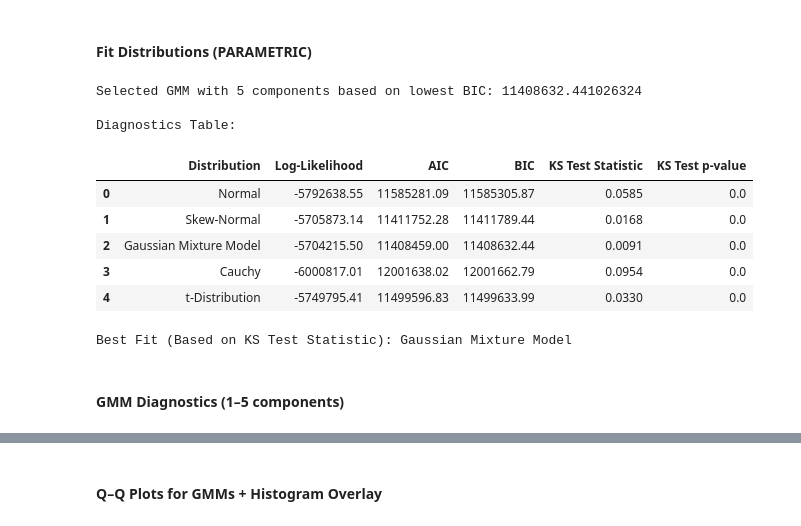
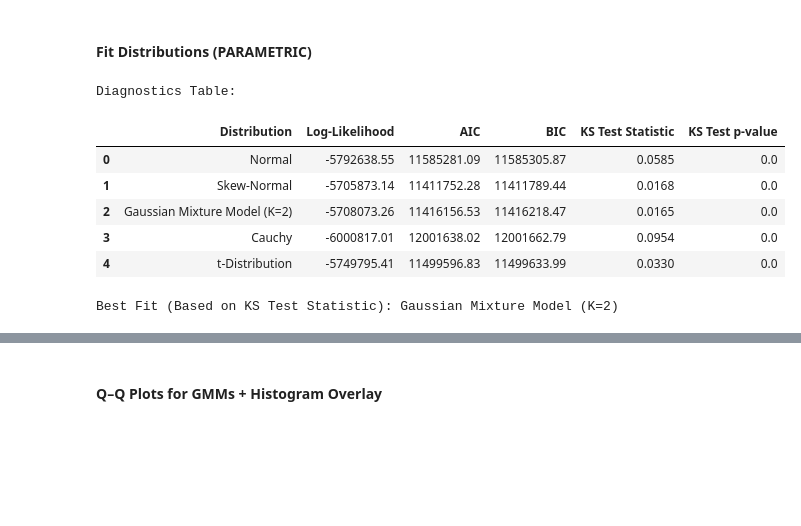
Before and after one commit to nahshonmokua/LoRaWAN-Indoor-PL-parametrics, a Jupyter notebook: 05_SHADOW FADING ANALYSIS.ipynb, the cells around one changed output, grey strips where cells are left out. Saved outputs shown, nothing was run; the diff lists cells and outputs as text; code cells hidden in the pictures; blank space fills up the shorter version.

```diff
--- a/05_SHADOW FADING ANALYSIS.ipynb
+++ b/05_SHADOW FADING ANALYSIS.ipynb
@@ -184,24 +286,7 @@ skew_params = skewnorm.fit(residuals)
 shape_sn, loc_sn, scale_sn = skew_params
 skew_dist = skewnorm(shape_sn, loc=loc_sn, scale=scale_sn)
 
-# 3. Gaussian Mixture Model (Automated Model Selection 1 and 2)
-residuals_array = residuals.reshape(-1, 1)
-lowest_bic = np.inf
-bic_scores = []
-# up to 5 components
-n_components_range = range(1, 6)
-best_gmm = None
-
-for n_components in n_components_range:
-    gmm_tmp = GaussianMixture(n_components=n_components, random_state=42).fit(residuals_array)
-    bic_value = gmm_tmp.bic(residuals_array)
-    bic_scores.append(bic_value)
-    if bic_value < lowest_bic:
-        lowest_bic = bic_value
-        best_gmm = gmm_tmp
-
-gmm = best_gmm  # Use the best GMM selected based on the lowest BIC
-print(f"\nSelected GMM with {gmm.n_components} components based on lowest BIC: {lowest_bic}")
+# 3. Gaussian Mixture Model: best_gmm, chosen above
 
 # 4. Cauchy Distribution
 cauchy_params = cauchy.fit(residuals)
@@ -229,28 +314,11 @@ loglik_sn = np.sum(np.log(skew_dist.pdf(residuals)))
 aic_sn, bic_sn = compute_aic_bic(loglik_sn, 3, n)  # 3 params: shape, loc, scale
 ks_sn = kstest(residuals, skew_dist.cdf)
 
-# Robust GMM CDF helper (handles different covariance shapes)
-def gmm_cdf(x, gmm_model):
-    x = np.asarray(x)
-    means = gmm_model.means_.ravel()
-    covs = gmm_model.covariances_
-    if covs.ndim == 3:
-        covs = covs[:, 0, 0]
-    elif covs.ndim == 2:
-        covs = covs[:, 0]
-    stds = np.sqrt(covs)
-    weights = gmm_model.weights_.ravel()
-    cdf = np.zeros_like(x, dtype=float)
-    for w, m, s in zip(weights, means, stds):
-        cdf += w * norm.cdf(x, loc=m, scale=s)
-    return cdf
-
 # Gaussian Mixture Model
-# score() returns average log-likelihood; multiply by n for total
-loglik_gmm = gmm.score(residuals_array) * n
+loglik_gmm = mixture_logpdf(residuals, *best_gmm).sum()
 # Parameter count for univariate GMM: (k-1) weights + k means + k variances = 3k - 1
-aic_gmm, bic_gmm = compute_aic_bic(loglik_gmm, 3 * gmm.n_components - 1, n)
-ks_gmm = kstest(residuals, lambda x: gmm_cdf(x, gmm))
+aic_gmm, bic_gmm = compute_aic_bic(loglik_gmm, 3 * K_SEL - 1, n)
+ks_gmm = kstest(residuals, lambda x: mixture_cdf(x, *best_gmm))
 
 # Cauchy Distribution
 loglik_cauchy = np.sum(np.log(cauchy_dist.pdf(residuals)))
@@ -260,39 +328,35 @@ ks_cauchy = kstest(residuals, cauchy_dist.cdf)
 # t-Distribution
 loglik_t = np.sum(np.log(t_dist.pdf(residuals)))
 aic_t, bic_t = compute_aic_bic(loglik_t, 3, n)  # 3 params: df, loc, scale
 ks_t = kstest(residuals, t_dist.cdf)
 
 #  Compile Diagnostics into a DataFrame
 diagnostics = pd.DataFrame({
-    'Distribution': ['Normal', 'Skew-Normal', 'Gaussian Mixture Model', 'Cauchy', 't-Distribution'],
+    'Distribution': ['Normal', 'Skew-Normal', f'Gaussian Mixture Model (K={K_SEL})', 'Cauchy', 't-Distribution'],
     'Log-Likelihood': [loglik_norm, loglik_sn, loglik_gmm, loglik_cauchy, loglik_t],
     'AIC': [aic_norm, aic_sn, aic_gmm, aic_cauchy, aic_t],
     'BIC': [bic_norm, bic_sn, bic_gmm, bic_cauchy, bic_t],
     'KS Test Statistic': [ks_norm.statistic, ks_sn.statistic, ks_gmm.statistic, ks_cauchy.statistic, ks_t.statistic],
     'KS Test p-value': [ks_norm.pvalue, ks_sn.pvalue, ks_gmm.pvalue, ks_cauchy.pvalue, ks_t.pvalue]
 })
 
 diagnostics['Log-Likelihood'] = diagnostics['Log-Likelihood'].round(2)
 diagnostics['AIC'] = diagnostics['AIC'].round(2)
 diagnostics['BIC'] = diagnostics['BIC'].round(2)
 diagnostics['KS Test Statistic'] = diagnostics['KS Test Statistic'].round(4)
 diagnostics['KS Test p-value'] = diagnostics['KS Test p-value'].round(4)
 
 print("\nDiagnostics Table:")
 display(diagnostics)
 
 best_fit = diagnostics.loc[diagnostics['KS Test Statistic'].idxmin()]
 print(f"\nBest Fit (Based on KS Test Statistic): {best_fit['Distribution']}\n")
 # %% [output]
-Selected GMM with 5 components based on lowest BIC: 11408632.441026324
-
 Diagnostics Table:
 |  | Distribution | Log-Likelihood | AIC | BIC | KS Test Statistic | KS Test p-value |
 | 0 | Normal | -5792638.55 | 11585281.09 | 11585305.87 | 0.0585 | 0.0 |
 | 1 | Skew-Normal | -5705873.14 | 11411752.28 | 11411789.44 | 0.0168 | 0.0 |
-| 2 | Gaussian Mixture Model | -5704215.50 | 11408459.00 | 11408632.44 | 0.0091 | 0.0 |
+| 2 | Gaussian Mixture Model (K=2) | -5708073.26 | 11416156.53 | 11416218.47 | 0.0165 | 0.0 |
 | 3 | Cauchy | -6000817.01 | 12001638.02 | 12001662.79 | 0.0954 | 0.0 |
 | 4 | t-Distribution | -5749795.41 | 11499596.83 | 11499633.99 | 0.0330 | 0.0 |
-Best Fit (Based on KS Test Statistic): Gaussian Mixture Model
+Best Fit (Based on KS Test Statistic): Gaussian Mixture Model (K=2)
-# %% [markdown]
-#### GMM Diagnostics (1–5 components)
```
Also changed, not shown: parts of 7 cells of this notebook.
